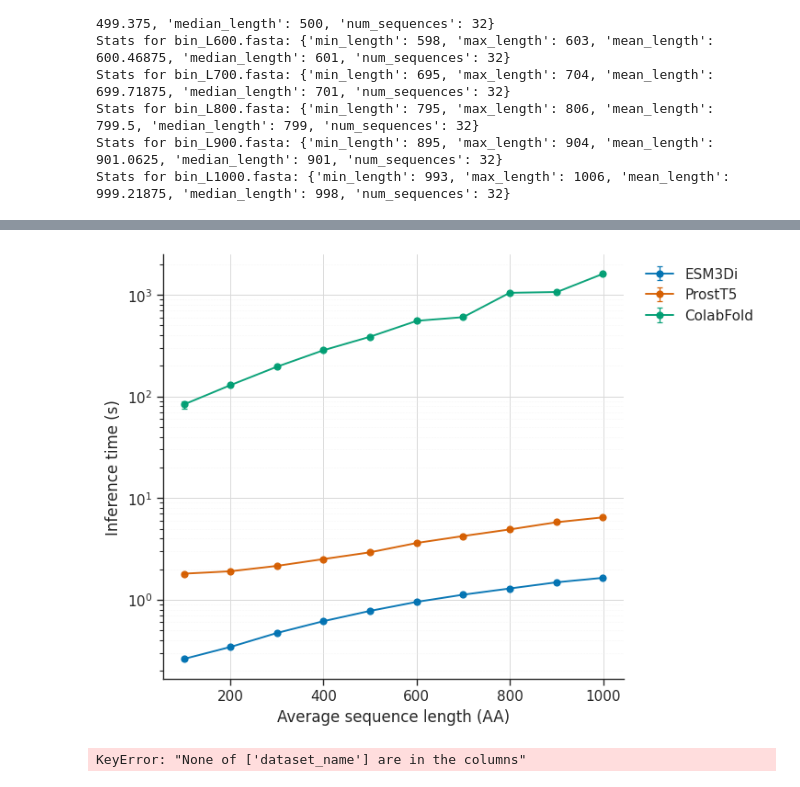
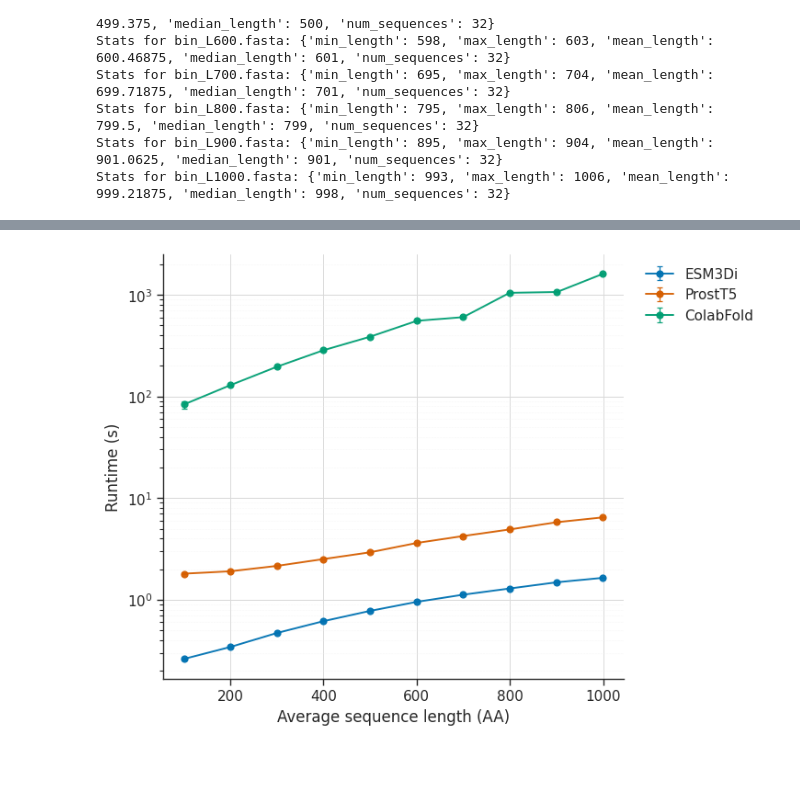
Before and after one commit to DessimozLab/ESM3di, a Jupyter notebook: brief_communication/benchmarks/speed/plot_results.ipynb, the cells around one changed output, grey strips where cells are left out. Cells and saved outputs as stored; diff of their text form; code cells hidden in the pictures.

```diff
--- a/brief_communication/benchmarks/speed/plot_results.ipynb
+++ b/brief_communication/benchmarks/speed/plot_results.ipynb
@@ -243,20 +42,0 @@ plt.show()
-# %%
-# group by dataset name and model name and make plot with average wall time with error bars for standard deviation
-plt.figure(figsize=(10, 6))
-sns.set(style="whitegrid")
-for model in ["esm3di", "prostt5"]:
-    length_df = seq_length_repeat_df[seq_length_repeat_df["model_name"] == model]
-    grouped_df = length_df.groupby("dataset_name").agg({"wall_time_seconds": ["mean", "std"],
-                                                        "average_length": ["mean"]}).reset_index()
-    grouped_df.columns = ["dataset_name", "mean_time", "std_time", "seq_length"]
-
-    # sort by mean time
-    grouped_df = grouped_df.sort_values("seq_length")
-
-    plt.errorbar(grouped_df["seq_length"], grouped_df["mean_time"], yerr=grouped_df["std_time"], marker="o", label=model)
-plt.xlabel("Sequence Length")
-plt.ylabel("Time (seconds)")
-plt.title("Time vs Dataset Name with Error Bars")
-plt.legend()
-plt.xticks(rotation=45)
-plt.show()
@@ -508,62 +291,32 @@ for model, repetitions in model_repeats_dict.items():
         label=model_labels[model],
     )
 
 # Axis & aesthetic styling
 #ax.set_xscale("log")
 ax.set_yscale("log")
 ax.set_xlabel("Average sequence length (AA)")
-ax.set_ylabel("Inference time (s)")
+ax.set_ylabel("Runtime (s)")
 
 # Enhanced gridlines for log scale navigation
 ax.grid(True, which="major", color="#D9D9D9", linewidth=0.7)
 ax.grid(True, which="minor", color="#F0F0F0", linewidth=0.4, linestyle=":")
 
 ax.spines["top"].set_visible(False)
 ax.spines["right"].set_visible(False)
 
 ax.legend(
     frameon=False,
     loc="upper left",
     bbox_to_anchor=(1.02, 1.0),
     title=None,
 )
 
 fig.savefig(
     "results/time_vs_sequence_length_direct.png",
     dpi=300,
     bbox_inches="tight",
 )
 
 plt.show()
-
-# -------------------------------------------------------------------------
-# Print Exact Speedups Per Length Bin
-# -------------------------------------------------------------------------
-esm3di_df = grouped_data["esm3di"].set_index("dataset_name")
-
-print("=" * 70)
-print("             SPEEDUP PER SEQUENCE LENGTH BIN")
-print("=" * 70)
-
-for model in ("prostt5", "colabfold"):
-    if model not in grouped_data:
-        continue
-
-    target_df = grouped_data[model].set_index("dataset_name")
-    common_bins = target_df.index.intersection(esm3di_df.index)
-
-    print(f"\n--- ESM3Di vs {model_labels[model]} ---")
-    for b in common_bins:
-        len_val = target_df.loc[b, "seq_length"]
-        speedup = target_df.loc[b, "mean_time"] / esm3di_df.loc[b, "mean_time"]
-        print(f"  • Bin '{b}' (~{len_val:.0f} AA): {speedup:.2f}× faster")
-
-    # Overall geometric mean speedup across all bins
-    speedups = target_df.loc[common_bins, "mean_time"] / esm3di_df.loc[common_bins, "mean_time"]
-    geomean = np.exp(np.log(speedups).mean())
-    print(f"  --> OVERALL GEOMETRIC MEAN SPEEDUP: {geomean:.2f}×")
-
-print("=" * 70)
 # %% [output]
-[figure, old version]
+[figure, new version]
-KeyError: "None of ['dataset_name'] are in the columns"
```
Also changed, not shown: parts of 23 cells of this notebook, 21 other files.
